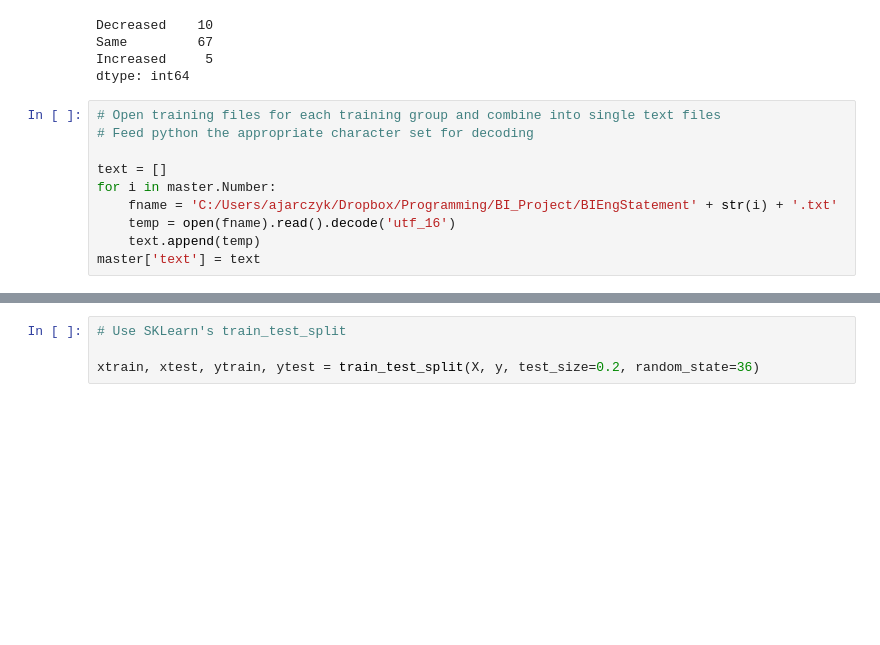
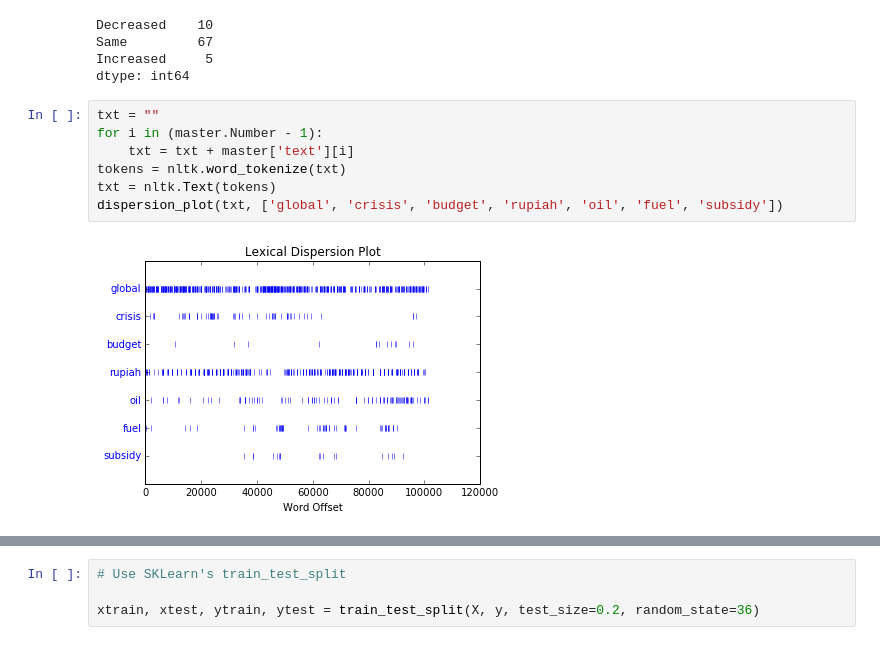
Before and after one commit to misrab/homework, a Jupyter notebook: Adam/BI_Project/Naive Bayes, Indonesia - SciKit.ipynb, the cells around one changed output, grey strips where cells are left out. Drawn from its saved outputs; the diff is of its cells as text; blank space fills up the shorter version.

Commit message:
Project update

```diff
--- a/Adam/BI_Project/Naive Bayes, Indonesia - SciKit.ipynb
+++ b/Adam/BI_Project/Naive Bayes, Indonesia - SciKit.ipynb
@@ -32,13 +64,12 @@ Decreased    10
 Same         67
 Increased     5
 dtype: int64
-# %%
-# Open training files for each training group and combine into single text files
-# Feed python the appropriate character set for decoding
-
-text = []
-for i in master.Number:
-    fname = 'C:/Users/ajarczyk/Dropbox/Programming/BI_Project/BIEngStatement' + str(i) + '.txt'
-    temp = open(fname).read().decode('utf_16')
-    text.append(temp)
-master['text'] = text
+# %%
+txt = ""
+for i in (master.Number - 1):
+    txt = txt + master['text'][i]
+tokens = nltk.word_tokenize(txt)
+txt = nltk.Text(tokens)
+dispersion_plot(txt, ['global', 'crisis', 'budget', 'rupiah', 'oil', 'fuel', 'subsidy'])
+# %% [output]
+[figure, added]
```
Also changed, not shown: parts of 23 cells of this notebook.
